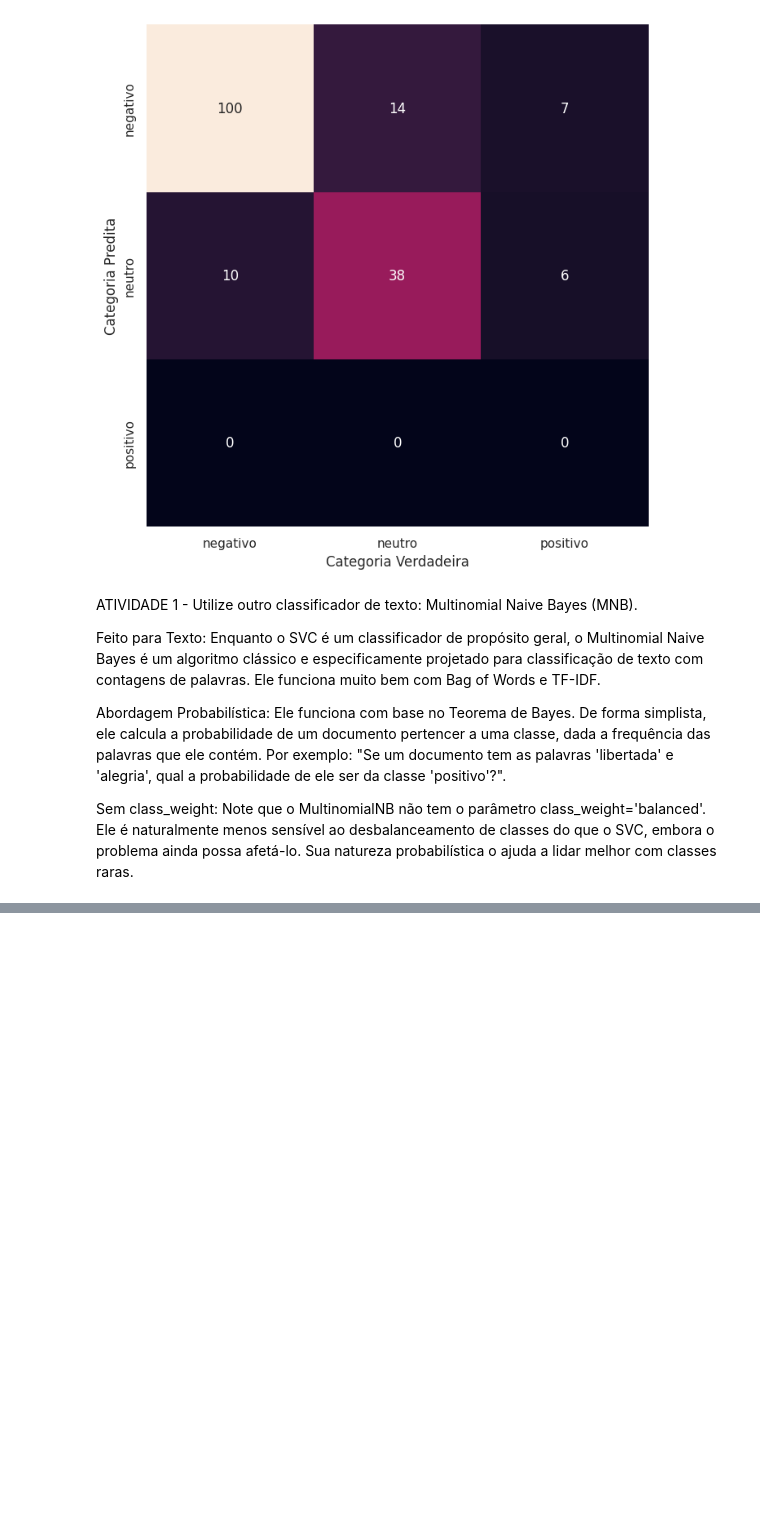
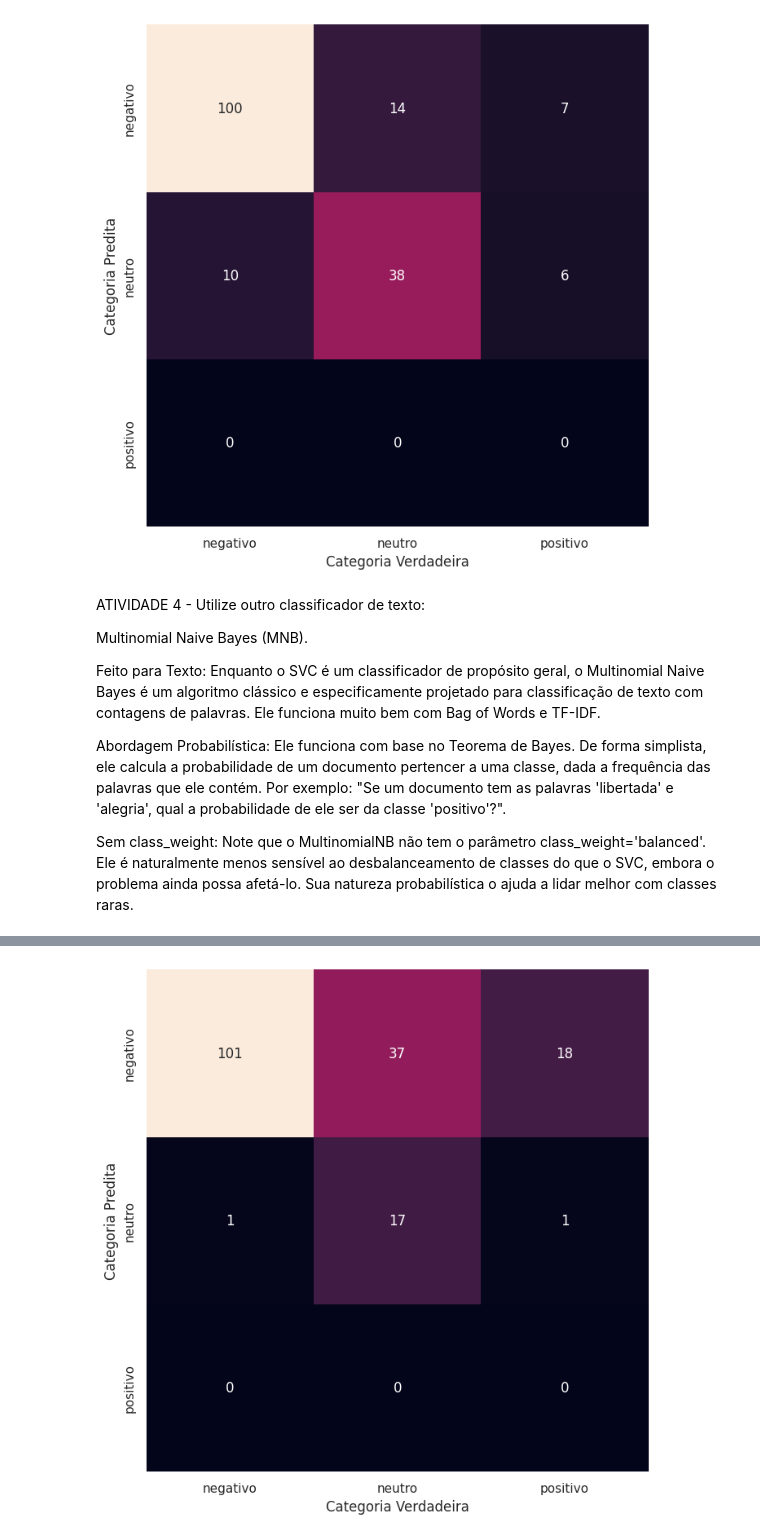
Before and after one commit to marcospontoexe/PUC, a Jupyter notebook: Processamento de Linguagem natural (PLN)/Atividade_somativa_2.ipynb, the cells around one changed output, grey strips where cells are left out. Drawn from its saved outputs; the diff is of its cells as text; code cells hidden in the pictures; blank space fills up the shorter version.

```diff
--- a/Processamento de Linguagem natural (PLN)/Atividade_somativa_2.ipynb
+++ b/Processamento de Linguagem natural (PLN)/Atividade_somativa_2.ipynb
@@ -784,7 +797,8 @@ weighted avg       0.73      0.79      0.76       175
 --- Matriz de Confusão ---
 [figure]
 # %% [markdown]
-ATIVIDADE 1 - Utilize outro classificador de texto:
+ATIVIDADE 4 - Utilize outro classificador de texto:
+
 Multinomial Naive Bayes (MNB).
 
 Feito para Texto: Enquanto o SVC é um classificador de propósito geral, o Multinomial Naive Bayes é um algoritmo clássico e especificamente projetado para classificação de texto com contagens de palavras. Ele funciona muito bem com Bag of Words e TF-IDF.
@@ -881,0 +809,65 @@ plt.show()
+# %%
+import pandas as pd
+import nltk
+import re
+from sklearn.model_selection import train_test_split
+from sklearn.pipeline import Pipeline
+from sklearn.feature_extraction.text import CountVectorizer, TfidfTransformer
+from sklearn.naive_bayes import MultinomialNB # <-- IMPORTAR O NOVO CLASSIFICADOR
+from sklearn.metrics import classification_report, confusion_matrix
+import matplotlib.pyplot as plt
+import seaborn as sns
+
+# --- Bloco de Download (executado apenas se necessário) ---
+try:
+    nltk.data.find('corpora/stopwords')
+    nltk.data.find('tokenizers/punkt')
+except nltk.downloader.DownloadError:
+    print("Baixando pacotes do NLTK...")
+    nltk.download('stopwords')
+    nltk.download('punkt')
+
+
+
+# --- Divisão em Treinamento e Teste ---
+corpus_treinamento, corpus_teste, rotulos_treinamento, rotulos_teste = train_test_split(
+    corpus_textos_novo,
+    corpus_rotulos_novo,
+    test_size=0.10,
+    random_state=42,
+    stratify=corpus_rotulos_novo # Mantém a proporção das classes na divisão
+)
+
+# --- Definição do Pipeline com o Novo Classificador ---
+stopwords_pt = nltk.corpus.stopwords.words('portuguese')
+
+# Pipeline com 3 etapas: CountVectorizer -> TfidfTransformer -> MultinomialNB
+pipeline_naive_bayes = Pipeline([
+    ('vect', CountVectorizer(stop_words=stopwords_pt, ngram_range=(1, 2))),
+    ('tfidf', TfidfTransformer()),
+    # A MUDANÇA ESTÁ AQUI:
+    ('clf', MultinomialNB())
+])
+
+# --- Treinamento e Avaliação ---
+print("Iniciando o treinamento do modelo Multinomial Naive Bayes...")
+pipeline_naive_bayes.fit(corpus_treinamento, rotulos_treinamento)
+print("Treinamento concluído.\n")
+
+rotulos_preditos = pipeline_naive_bayes.predict(corpus_teste)
+
+# ---  Análise dos Resultados ---
+print("--- Relatório de Classificação (TF-IDF + Naive Bayes) ---\n")
+print(classification_report(rotulos_teste, rotulos_preditos))
+
+print("\n--- Matriz de Confusão ---\n")
+mat = confusion_matrix(rotulos_teste, rotulos_preditos)
+rotulos_ordenados = pipeline_naive_bayes.classes_
+
+fig, ax = plt.subplots(figsize=(8, 8))
+sns.heatmap(mat.T, square=True, annot=True, fmt='d', cbar=False,
+            xticklabels=rotulos_ordenados, yticklabels=rotulos_ordenados)
+plt.xlabel('Categoria Verdadeira')
+plt.ylabel('Categoria Predita')
+plt.show()
+# %% [output]
@@ -881,0 +891 @@ plt.show()
+[figure, added]
```
Also changed, not shown: parts of 3 cells of this notebook.
